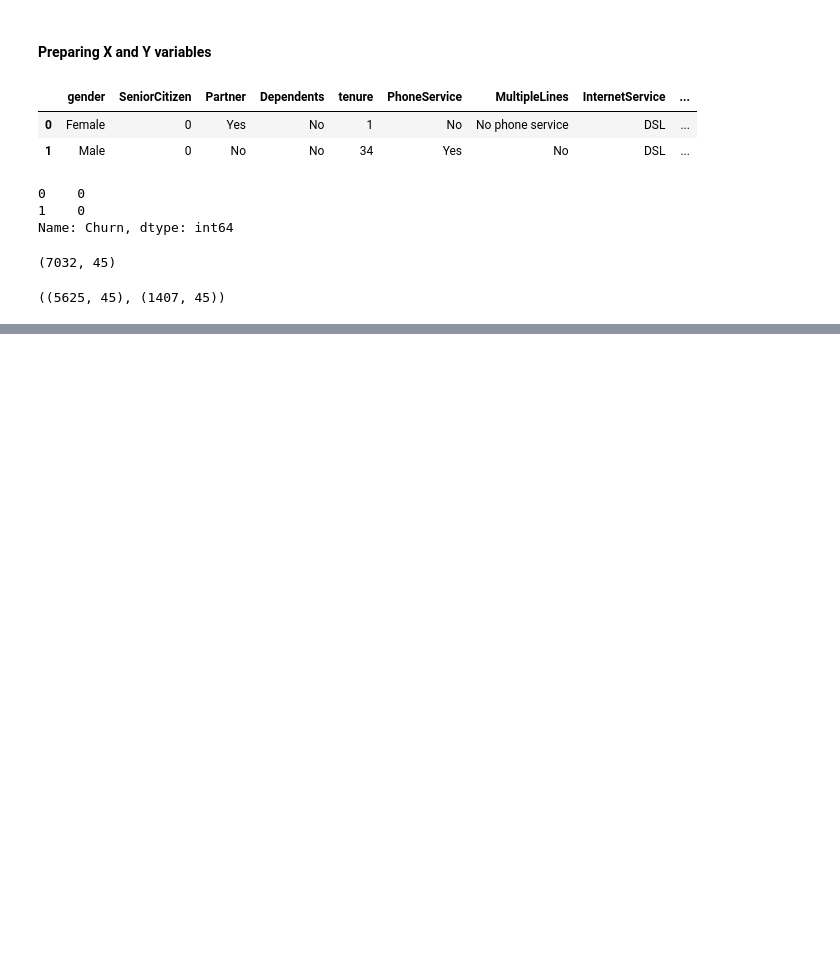
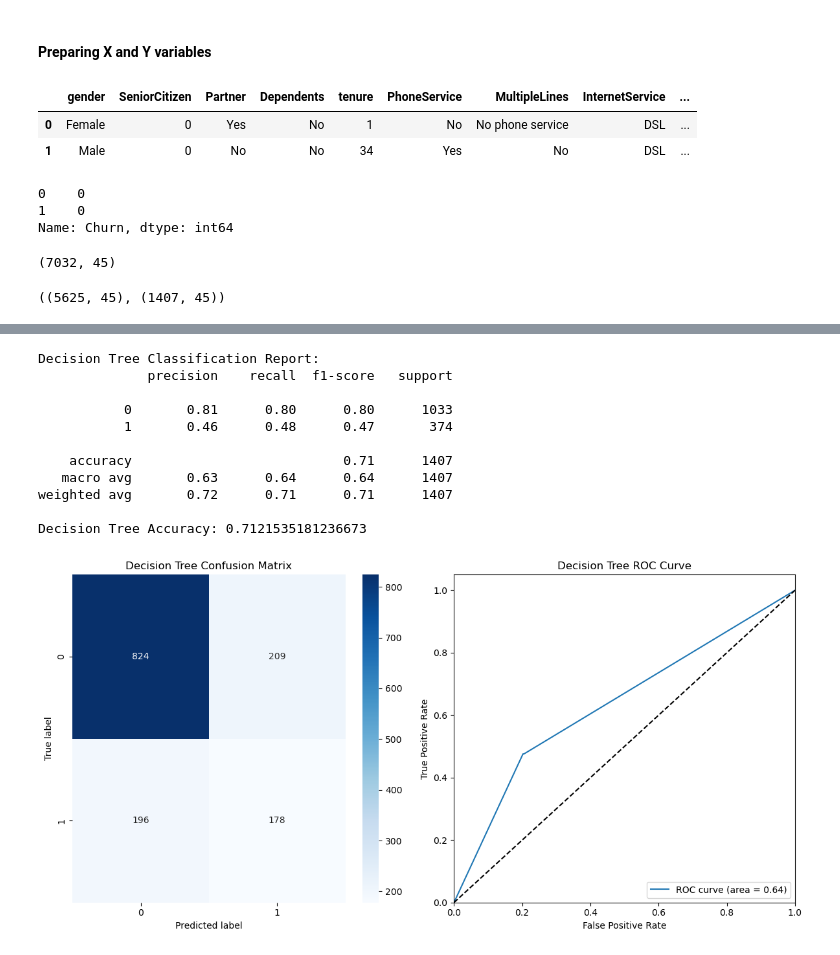
Before and after one commit to makina0928/Getting-started-with-ML, a Jupyter notebook: MODEL_TRAINING.ipynb, the cells around one changed output, grey strips where cells are left out. Cells and saved outputs as stored; diff of their text form; code cells hidden in the pictures; blank space fills up the shorter version.

```diff
--- a/MODEL_TRAINING.ipynb
+++ b/MODEL_TRAINING.ipynb
@@ -388,0 +251,56 @@ weighted avg       0.72      0.71      0.71      1407
+# %%
+from sklearn.tree import DecisionTreeClassifier
+
+dt = DecisionTreeClassifier(random_state=42)
+dt.fit(X_train, y_train)
+y_pred_proba = dt.predict_proba(X_test)[:, 1]
+y_pred = dt.predict(X_test)
+
+# Compute precision, recall, and F1-score
+report = classification_report(y_test, y_pred)
+print("Decision Tree Classification Report:")
+print(report)
+
+# Compute accuracy
+accuracy = accuracy_score(y_test, y_pred)
+print("Decision Tree Accuracy:", accuracy)
+
+# Compute ROC curve
+fpr, tpr, thresholds = roc_curve(y_test, y_pred_proba)
+roc_auc = auc(fpr, tpr)
+
+# Plot confusion matrix and ROC curve side by side
+fig, axes = plt.subplots(1, 2, figsize=(12, 6))
+
+# Confusion matrix
+cm = confusion_matrix(y_test, y_pred)
+sns.heatmap(cm, annot=True, cmap="Blues", fmt="d", ax=axes[0])
+axes[0].set_title("Decision Tree Confusion Matrix")
+axes[0].set_xlabel("Predicted label")
+axes[0].set_ylabel("True label")
+
+# ROC curve
+axes[1].plot(fpr, tpr, label='ROC curve (area = %0.2f)' % roc_auc)
+axes[1].plot([0, 1], [0, 1], 'k--')
+axes[1].set_xlim([0.0, 1.0])
+axes[1].set_ylim([0.0, 1.05])
+axes[1].set_xlabel('False Positive Rate')
+axes[1].set_ylabel('True Positive Rate')
+axes[1].set_title('Decision Tree ROC Curve')
+axes[1].legend(loc="lower right")
+
+plt.tight_layout()
+plt.show()
+# %% [output]
+Decision Tree Classification Report:
+              precision    recall  f1-score   support
+
+           0       0.81      0.80      0.80      1033
+           1       0.46      0.48      0.47       374
+
+    accuracy                           0.71      1407
+   macro avg       0.63      0.64      0.64      1407
+weighted avg       0.72      0.71      0.71      1407
+
+Decision Tree Accuracy: 0.7121535181236673
+[figure, added]
```
Also changed, not shown: parts of 11 cells of this notebook, 4 other files.
